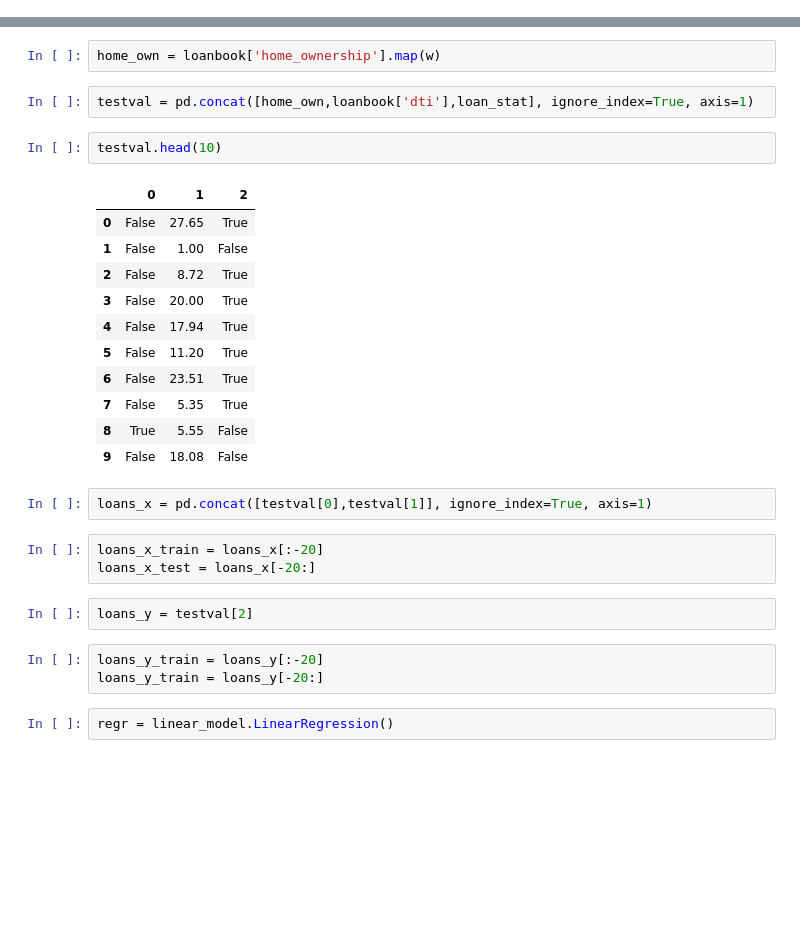
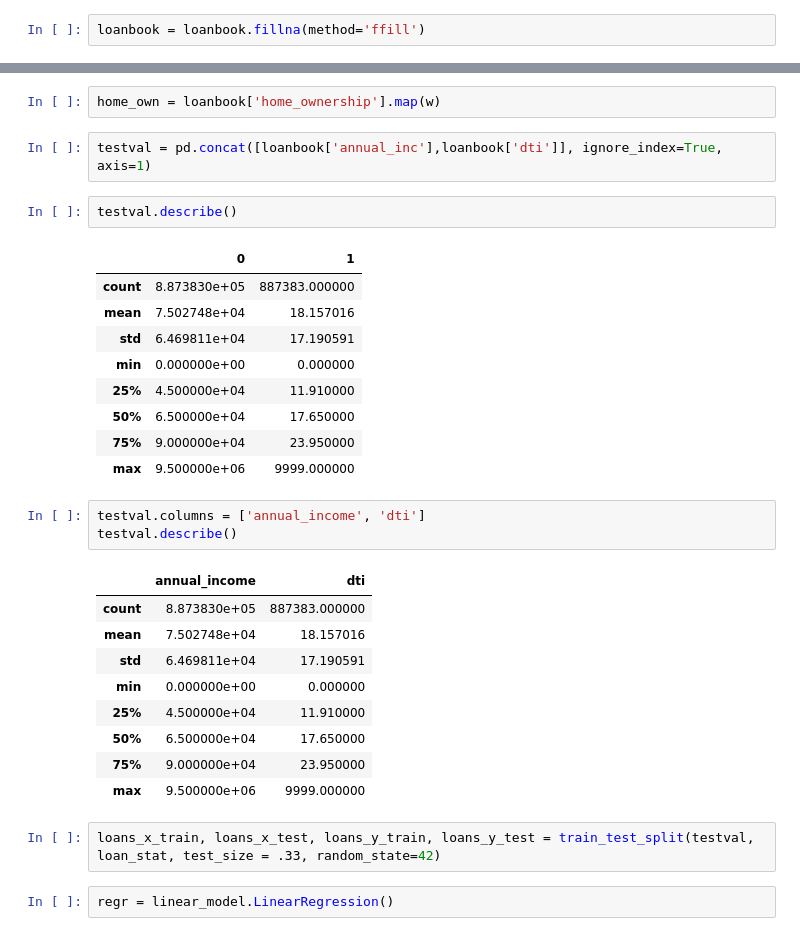
Before and after one commit to dueh7726/CapStone1, a Jupyter notebook: Linear Regression.ipynb, the cells around one changed output, grey strips where cells are left out. Drawn from its saved outputs; the diff is of its cells as text; blank space fills up the shorter version.

```diff
--- a/Linear Regression.ipynb
+++ b/Linear Regression.ipynb
@@ -14,3 +34,5 @@ lstatus = pd.read_sql_query('select loan_status from loan;', connex)
+# %%
+loanbook = loanbook.fillna(method='ffill')
 # %%
 loanbook['loan_status'].unique()
 # %% [output]
@@ -41,30 +69,33 @@ w = {'OWN': True, 'MORTGAGE':True, 'RENT': False, 'OTHER':False, 'NONE':False, '
 # %%
 home_own = loanbook['home_ownership'].map(w)
 # %%
-testval = pd.concat([home_own,loanbook['dti'],loan_stat], ignore_index=True, axis=1)
+testval = pd.concat([loanbook['annual_inc'],loanbook['dti']], ignore_index=True, axis=1)
-# %%
-testval.head(10)
-# %% [output]
-|  | 0 | 1 | 2 |
-| 0 | False | 27.65 | True |
-| 1 | False | 1.00 | False |
-| 2 | False | 8.72 | True |
-| 3 | False | 20.00 | True |
-| 4 | False | 17.94 | True |
-| 5 | False | 11.20 | True |
-| 6 | False | 23.51 | True |
-| 7 | False | 5.35 | True |
-| 8 | True | 5.55 | False |
-| 9 | False | 18.08 | False |
-# %%
-loans_x = pd.concat([testval[0],testval[1]], ignore_index=True, axis=1)
-# %%
-loans_x_train = loans_x[:-20]
-loans_x_test = loans_x[-20:]
-# %%
-loans_y = testval[2]
-# %%
-loans_y_train = loans_y[:-20]
-loans_y_train = loans_y[-20:]
+# %%
+testval.describe()
+# %% [output]
+|  | 0 | 1 |
+| count | 8.873830e+05 | 887383.000000 |
+| mean | 7.502748e+04 | 18.157016 |
+| std | 6.469811e+04 | 17.190591 |
+| min | 0.000000e+00 | 0.000000 |
+| 25% | 4.500000e+04 | 11.910000 |
+| 50% | 6.500000e+04 | 17.650000 |
+| 75% | 9.000000e+04 | 23.950000 |
+| max | 9.500000e+06 | 9999.000000 |
+# %%
+testval.columns = ['annual_income', 'dti']
+testval.describe()
+# %% [output]
+|  | annual_income | dti |
+| count | 8.873830e+05 | 887383.000000 |
+| mean | 7.502748e+04 | 18.157016 |
+| std | 6.469811e+04 | 17.190591 |
+| min | 0.000000e+00 | 0.000000 |
+| 25% | 4.500000e+04 | 11.910000 |
+| 50% | 6.500000e+04 | 17.650000 |
+| 75% | 9.000000e+04 | 23.950000 |
+| max | 9.500000e+06 | 9999.000000 |
+# %%
+loans_x_train, loans_x_test, loans_y_train, loans_y_test = train_test_split(testval, loan_stat, test_size = .33, random_state=42)
 # %%
 regr = linear_model.LinearRegression()
```
Also changed, not shown: parts of 26 cells of this notebook.
